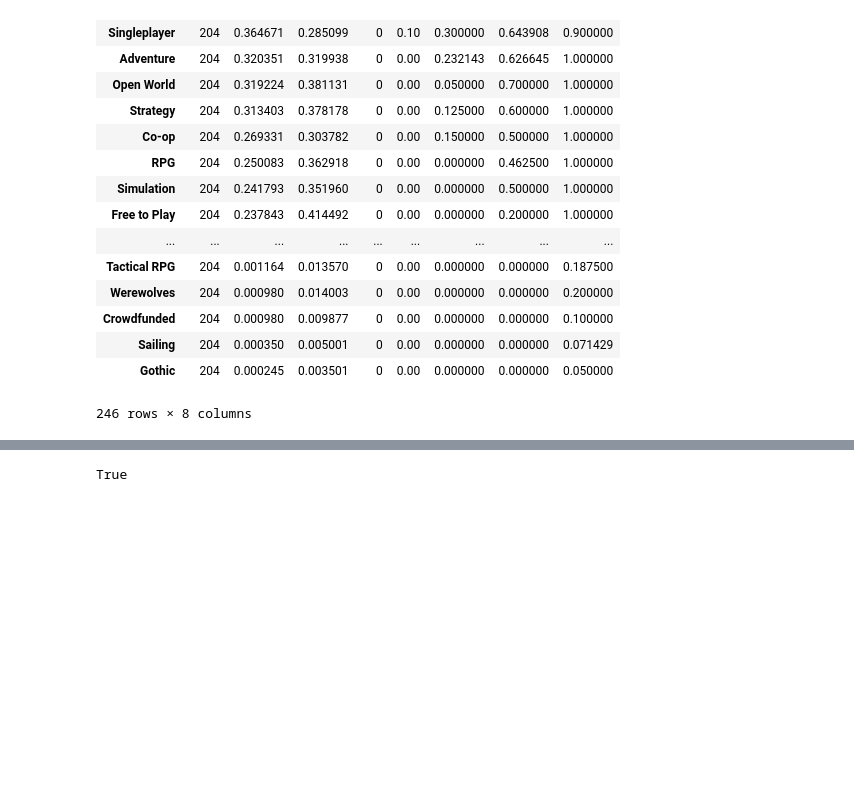
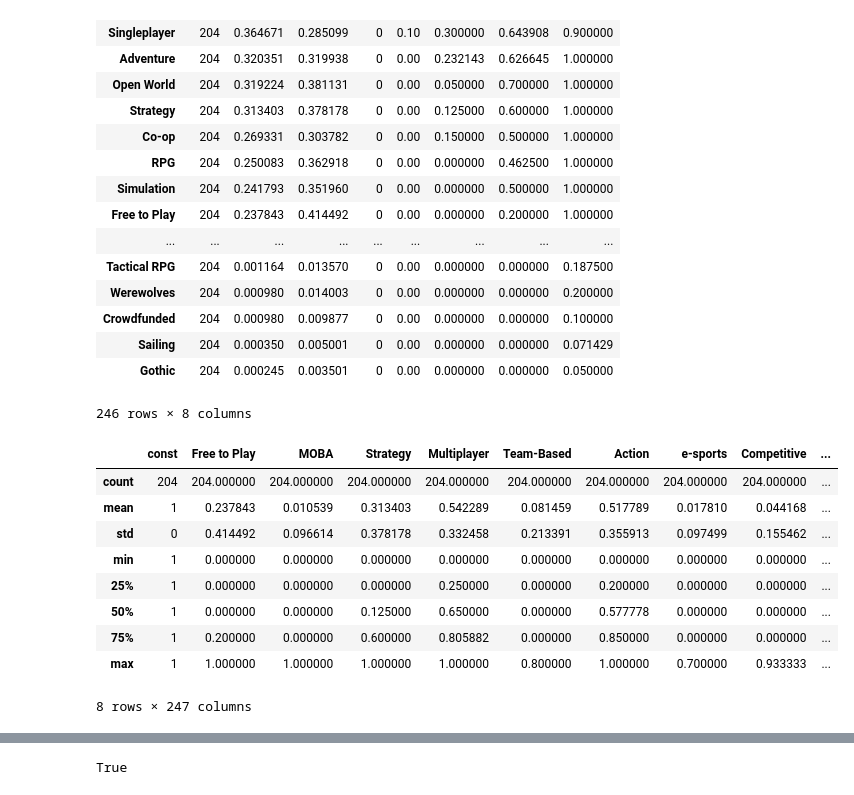
Before and after one commit to goldstar616/solo_project, a Jupyter notebook: steam_analysis_project.ipynb, the cells around one changed output, grey strips where cells are left out. Drawn from its saved outputs; the diff is of its cells as text; code cells hidden in the pictures; blank space fills up the shorter version.

```diff
--- a/steam_analysis_project.ipynb
+++ b/steam_analysis_project.ipynb
@@ -343,0 +320,13 @@ f.close()
+# %%
+X.describe()
+# %% [output]
+|  | const | Free to Play | MOBA | Strategy | Multiplayer | Team-Based | Action | e-sports | Competitive | ... |
+| count | 204 | 204.000000 | 204.000000 | 204.000000 | 204.000000 | 204.000000 | 204.000000 | 204.000000 | 204.000000 | ... |
+| mean | 1 | 0.237843 | 0.010539 | 0.313403 | 0.542289 | 0.081459 | 0.517789 | 0.017810 | 0.044168 | ... |
+| std | 0 | 0.414492 | 0.096614 | 0.378178 | 0.332458 | 0.213391 | 0.355913 | 0.097499 | 0.155462 | ... |
+| min | 1 | 0.000000 | 0.000000 | 0.000000 | 0.000000 | 0.000000 | 0.000000 | 0.000000 | 0.000000 | ... |
+| 25% | 1 | 0.000000 | 0.000000 | 0.000000 | 0.250000 | 0.000000 | 0.200000 | 0.000000 | 0.000000 | ... |
+| 50% | 1 | 0.000000 | 0.000000 | 0.125000 | 0.650000 | 0.000000 | 0.577778 | 0.000000 | 0.000000 | ... |
+| 75% | 1 | 0.200000 | 0.000000 | 0.600000 | 0.805882 | 0.000000 | 0.850000 | 0.000000 | 0.000000 | ... |
+| max | 1 | 1.000000 | 1.000000 | 1.000000 | 1.000000 | 0.800000 | 1.000000 | 0.700000 | 0.933333 | ... |
+8 rows × 247 columns
```
Also changed, not shown: parts of 53 cells of this notebook.
